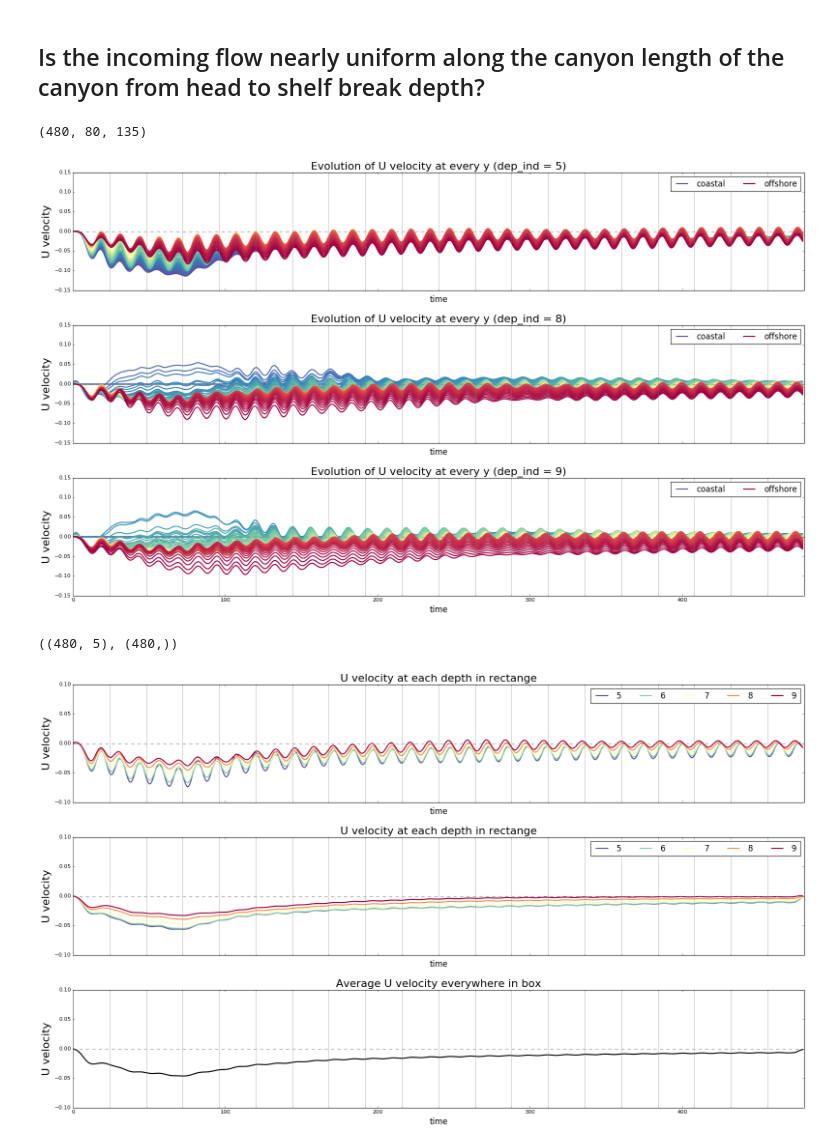
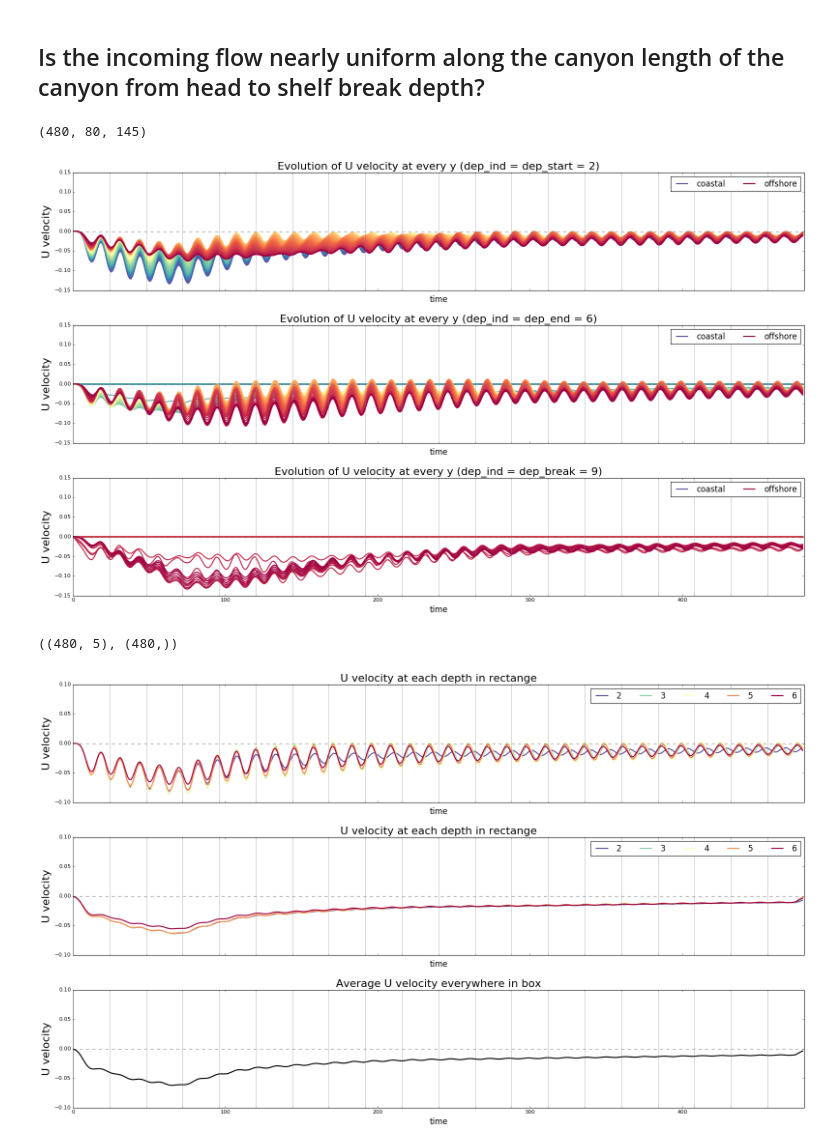
Before and after one commit to UBC-MOAD/analysis_mackenzie_canyon, a Jupyter notebook: notebooks/general_circulation/incoming_velocity_shelf.ipynb, the cells around one changed output. Cells and saved outputs as stored; diff of their text form; code cells hidden in the pictures.

```diff
--- a/notebooks/general_circulation/incoming_velocity_shelf.ipynb
+++ b/notebooks/general_circulation/incoming_velocity_shelf.ipynb
@@ -97,10 +97,10 @@ with nc.Dataset(os.path.join(dirname, '1_mesh_mask.nc'), 'r') as dsM:
 dirname='/ocean/imachuca/Canyons/results_mackenzie/idealized/sbcana_forcings/agrif_wind_timestep/'
 fname = "1_MCKNZ_1h_20170101_20170120_*"
 # %%
-x_start = 130
-x_end = 200
+x_start = 200
+x_end = 230
 y_start = 45
-y_end = 180
+y_end = 190
 
 x_axis=110
 # %%
@@ -242,7 +242,12 @@ xs = np.arange(vozocrtx_day3.shape[-1])
 ys = np.arange(vozocrtx_day3.shape[-2])
 zs = np.arange(vozocrtx_day3.shape[-3])
 
-dep_ind0, dep_ind5, dep_ind8, dep_ind9 = 0, 5, 8, 9
+dep_ind0, dep_ind1, dep_ind2, dep_ind3, dep_ind4 = 0, 1, 2, 3, 4
+dep_ind5, dep_ind6, dep_ind7, dep_ind8, dep_ind9 = 5, 6, 7, 8, 9
+
+dep_start = dep_ind2
+dep_end = dep_ind6
+dep_break = dep_ind9
 # %%
 def plot_crossU(x_ind, vozocrtx_day3, vozocrtx_day4, vozocrtx_day8, vozocrtx_day15):
     fig, axes = plt.subplots(2,2,figsize=(20, 12), sharex=True, sharey=True)
@@ -302,4 +307,4 @@ fig = plot_topU(dep_ind, vozocrtx_day3, vozocrtx_day4, vozocrtx_day8, vozocrtx_d
 # %%
-dep_ind = dep_ind8
+dep_ind = dep_break
 fig = plot_topU(dep_ind, vozocrtx_day3, vozocrtx_day4, vozocrtx_day8, vozocrtx_day15)
 # %% [output]
@@ -307,3 +311,0 @@ fig = plot_topU(dep_ind, vozocrtx_day3, vozocrtx_day4, vozocrtx_day8, vozocrtx_d
-# %%
-dep_ind = dep_ind9
-fig = plot_topU(dep_ind, vozocrtx_day3, vozocrtx_day4, vozocrtx_day8, vozocrtx_day15)
@@ -315,34 +315,34 @@ fig = plot_topU(dep_ind, vozocrtx_day3, vozocrtx_day4, vozocrtx_day8, vozocrtx_d
 rowU = np.mean(vozocrtx, axis=-1)
 rowU.shape
 # %% [output]
-(480, 80, 135)
+(480, 80, 145)
 # %%
 fig, (ax1, ax2, ax3) = plt.subplots(3,1,figsize=(20, 12), sharex=True)
 cm_times = np.linspace(0, 1, rowU.shape[-1])
 colors = [cm.Spectral_r(x) for x in cm_times]
 
-for ax, dep_ind in zip([ax1, ax2, ax3], [5, 8, 9]):
+for ax, dep_ind in zip([ax1, ax2, ax3], [dep_start, dep_end, dep_break]):
     for y in range(rowU.shape[-1]):
         if y == 0:
             ax.plot(general_functions.smooth(rowU[:, dep_ind, y], 1), c=colors[y], lw=2, label='coastal')
         elif y == rowU.shape[-1]-1:
             ax.plot(general_functions.smooth(rowU[:, dep_ind, y], 1), c=colors[y], lw=2, label='offshore')
         else:
             ax.plot(general_functions.smooth(rowU[:, dep_ind, y], 1), c=colors[y], lw=2)
 
-
-for ax, dep_ind in zip([ax1, ax2, ax3], [5, 8, 9]):
+ttls = ['dep_start = '+str(dep_start), 'dep_end = '+str(dep_end), 'dep_break = '+str(dep_break)]
+for ax, ttl in zip([ax1, ax2, ax3], ttls):
     ax.set_xlabel('time', fontsize=15)
     ax.set_ylabel('U velocity', fontsize=20)
     ax.set_xlim([0, 480])
     ax.set_ylim([-0.15, 0.15])
     ml = MultipleLocator(24)
     ax.xaxis.set_minor_locator(ml)
     ax.xaxis.grid(which='minor', color='gray', linestyle='-', linewidth=0.5)
     ax.axhline(0, linestyle='--', c='gray')
-    ax.set_title('Evolution of U velocity at every y (dep_ind = '+str(dep_ind)+')', fontsize=20)
+    ax.set_title('Evolution of U velocity at every y (dep_ind = '+ttl+')', fontsize=20)
     ax.legend(ncol=2, fontsize=15)
 fig.tight_layout(h_pad=2)
 # %% [output]
-[figure, old version]
+[figure, new version]
 # %%
@@ -356,7 +356,7 @@ avgU_headbreak.shape, avgU_full.shape
 fig, (ax1, ax2, ax3) = plt.subplots(3,1,figsize=(20, 12), sharex=True)
 cm_times = np.linspace(0, 1, avgU_headbreak.shape[-1])
 colors = [cm.Spectral_r(x) for x in cm_times]
-dep_inds = np.arange(dep_ind5,dep_ind9+1)
+dep_inds = np.arange(dep_start,dep_end+1)
 
 for n in range(avgU_headbreak.shape[-1]):
     ax1.plot(general_functions.smooth(avgU_headbreak[:, n], 1), c=colors[n], lw=2, label=str(dep_inds[n]))
@@ -378,4 +378,4 @@ for ax, i, ttl in zip([ax1, ax2, ax3], np.arange(3), ttls):
     ax.legend(ncol=5, fontsize=15)
 fig.tight_layout(h_pad=2)
 # %% [output]
-[figure, old version]
+[figure, new version]
```
Also changed, not shown: parts of 13 cells of this notebook.
